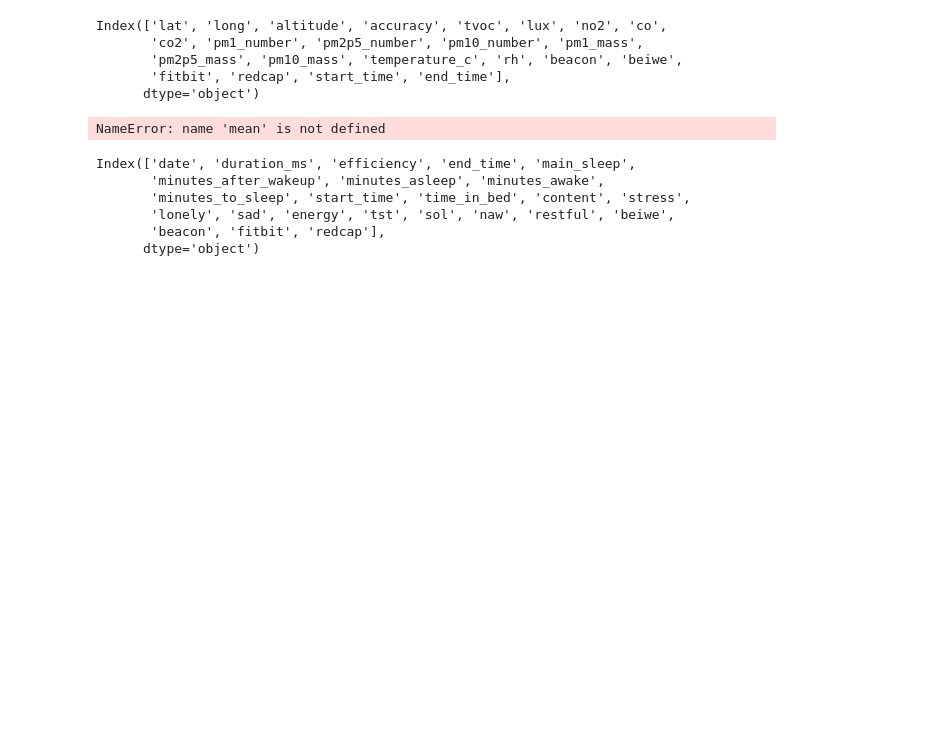
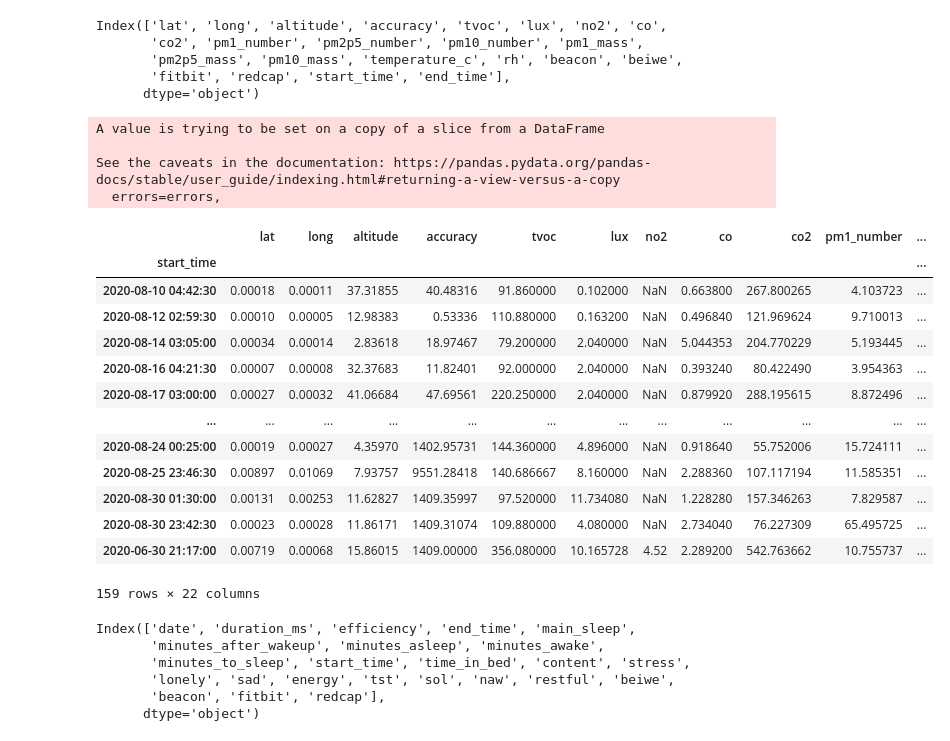
Before and after one commit to intelligent-environments-lab/utx000, a Jupyter notebook: notebooks/4.2.2-hef-fitbit-sleep_sensitivity_1_var.ipynb, the cells around one changed output. Saved outputs shown, nothing was run; the diff lists cells and outputs as text; code cells hidden in the pictures; blank space fills up the shorter version.

```diff
--- a/notebooks/4.2.2-hef-fitbit-sleep_sensitivity_1_var.ipynb
+++ b/notebooks/4.2.2-hef-fitbit-sleep_sensitivity_1_var.ipynb
@@ -69,17 +69,37 @@ Index(['lat', 'long', 'altitude', 'accuracy', 'tvoc', 'lux', 'no2', 'co',
 # %%
 beacon_mean = pd.DataFrame()
 for pt in beacon["beiwe"].unique():
     beacon_by_pt = beacon[beacon["beiwe"] == pt]
     ids = beacon_by_pt[["end_time","beacon","beiwe","fitbit","redcap"]]
-    beacon_mean_by_pt = beacon_by_pt.groupby("start_time").mean()
+    beacon_by_pt.drop(["beiwe","fitbit","redcap","end_time"],axis=1,inplace=True)
+    little = beacon_by_pt.groupby("start_time").min()
+    big = beacon_by_pt.groupby("start_time").max()
+    beacon_mean_by_pt = big - little
     beacon_mean_by_pt["end_time"] = ids["end_time"].unique()
     for col in ids.columns[1:]:
         beacon_mean_by_pt[col] = ids[col][0]
     beacon_mean = beacon_mean.append(beacon_mean_by_pt)
 
 beacon_mean
 # %% [output]
-NameError: name 'mean' is not defined
+A value is trying to be set on a copy of a slice from a DataFrame
+
+See the caveats in the documentation: https://pandas.pydata.org/pandas-docs/stable/user_guide/indexing.html#returning-a-view-versus-a-copy
+  errors=errors,
+|  | lat | long | altitude | accuracy | tvoc | lux | no2 | co | co2 | pm1_number | ... |
+| start_time |  |  |  |  |  |  |  |  |  |  | ... |
+| 2020-08-10 04:42:30 | 0.00018 | 0.00011 | 37.31855 | 40.48316 | 91.860000 | 0.102000 | NaN | 0.663800 | 267.800265 | 4.103723 | ... |
+| 2020-08-12 02:59:30 | 0.00010 | 0.00005 | 12.98383 | 0.53336 | 110.880000 | 0.163200 | NaN | 0.496840 | 121.969624 | 9.710013 | ... |
+| 2020-08-14 03:05:00 | 0.00034 | 0.00014 | 2.83618 | 18.97467 | 79.200000 | 2.040000 | NaN | 5.044353 | 204.770229 | 5.193445 | ... |
+| 2020-08-16 04:21:30 | 0.00007 | 0.00008 | 32.37683 | 11.82401 | 92.000000 | 2.040000 | NaN | 0.393240 | 80.422490 | 3.954363 | ... |
+| 2020-08-17 03:00:00 | 0.00027 | 0.00032 | 41.06684 | 47.69561 | 220.250000 | 2.040000 | NaN | 0.879920 | 288.195615 | 8.872496 | ... |
+| ... | ... | ... | ... | ... | ... | ... | ... | ... | ... | ... | ... |
+| 2020-08-24 00:25:00 | 0.00019 | 0.00027 | 4.35970 | 1402.95731 | 144.360000 | 4.896000 | NaN | 0.918640 | 55.752006 | 15.724111 | ... |
+| 2020-08-25 23:46:30 | 0.00897 | 0.01069 | 7.93757 | 9551.28418 | 140.686667 | 8.160000 | NaN | 2.288360 | 107.117194 | 11.585351 | ... |
+| 2020-08-30 01:30:00 | 0.00131 | 0.00253 | 11.62827 | 1409.35997 | 97.520000 | 11.734080 | NaN | 1.228280 | 157.346263 | 7.829587 | ... |
+| 2020-08-30 23:42:30 | 0.00023 | 0.00028 | 11.86171 | 1409.31074 | 109.880000 | 4.080000 | NaN | 2.734040 | 76.227309 | 65.495725 | ... |
+| 2020-06-30 21:17:00 | 0.00719 | 0.00068 | 15.86015 | 1409.00000 | 356.080000 | 10.165728 | 4.52 | 2.289200 | 542.763662 | 10.755737 | ... |
+159 rows × 22 columns
 # %%
 beacon = pd.read_csv("../data/processed/fitbit_beiwe_beacon-sleep_summary-ux_s20.csv")
 beacon.columns
```
Also changed, not shown: parts of 8 cells of this notebook, 5 other files.
